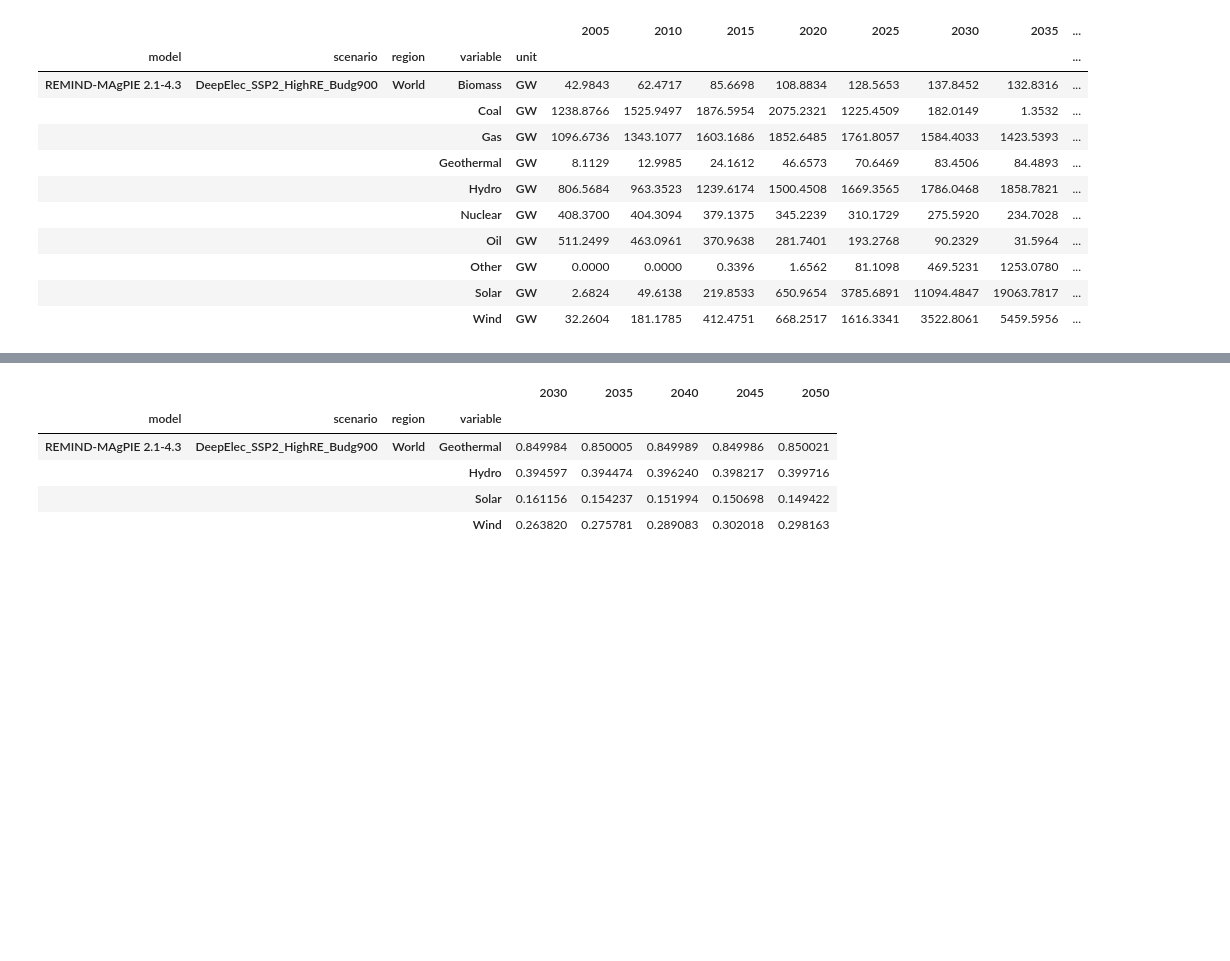
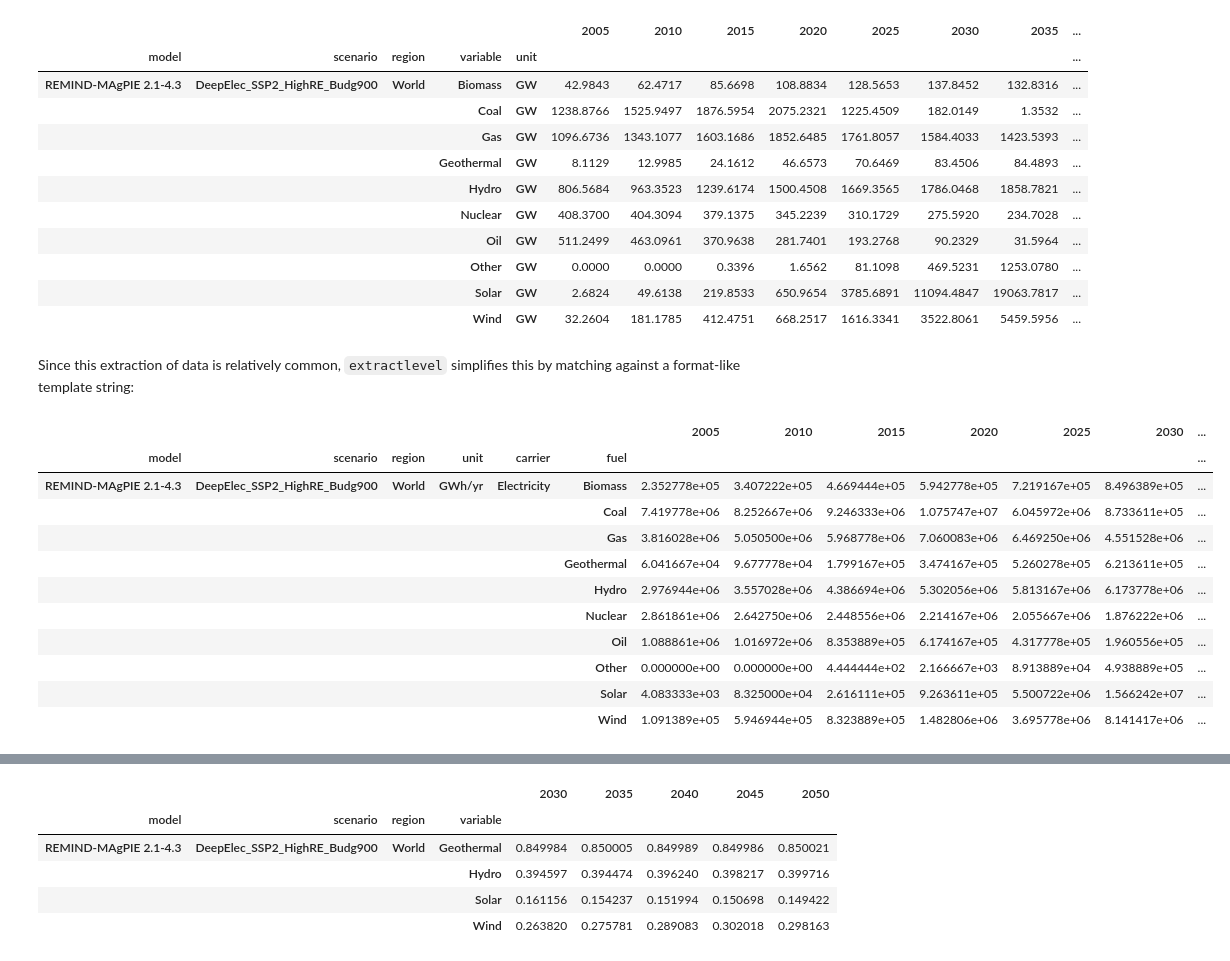
Before and after one commit to coroa/pandas-indexing, a Jupyter notebook: docs/notebooks/introduction.ipynb, the cells around one changed output, grey strips where cells are left out. Saved outputs shown, nothing was run; the diff lists cells and outputs as text; code cells hidden in the pictures; blank space fills up the shorter version.

Commit message:
Add extractlevel and formatlevel and clean up docs (#13)

```diff
--- a/docs/notebooks/introduction.ipynb
+++ b/docs/notebooks/introduction.ipynb
@@ -80,3 +114,24 @@ capacity
 |  |  |  | Other | GW | 0.0000 | 0.0000 | 0.3396 | 1.6562 | 81.1098 | 469.5231 | 1253.0780 | ... |
 |  |  |  | Solar | GW | 2.6824 | 49.6138 | 219.8533 | 650.9654 | 3785.6891 | 11094.4847 | 19063.7817 | ... |
 |  |  |  | Wind | GW | 32.2604 | 181.1785 | 412.4751 | 668.2517 | 1616.3341 | 3522.8061 | 5459.5956 | ... |
+# %% [markdown]
+Since this extraction of data is relatively common, `extractlevel` simplifies this by matching against a format-like template string:
+# %%
+from pandas_indexing import extractlevel, formatlevel
+
+splitdf = extractlevel(df, variable="Secondary Energy|{carrier}|{fuel}", drop=True)
+# or: df.idx.extract(variable="Secondary Energy|{carrier}|{fuel}")
+splitdf
+# %% [output]
+|  |  |  |  |  |  | 2005 | 2010 | 2015 | 2020 | 2025 | 2030 | ... |
+| model | scenario | region | unit | carrier | fuel |  |  |  |  |  |  | ... |
+| REMIND-MAgPIE 2.1-4.3 | DeepElec_SSP2_HighRE_Budg900 | World | GWh/yr | Electricity | Biomass | 2.352778e+05 | 3.407222e+05 | 4.669444e+05 | 5.942778e+05 | 7.219167e+05 | 8.496389e+05 | ... |
+|  |  |  |  |  | Coal | 7.419778e+06 | 8.252667e+06 | 9.246333e+06 | 1.075747e+07 | 6.045972e+06 | 8.733611e+05 | ... |
+|  |  |  |  |  | Gas | 3.816028e+06 | 5.050500e+06 | 5.968778e+06 | 7.060083e+06 | 6.469250e+06 | 4.551528e+06 | ... |
+|  |  |  |  |  | Geothermal | 6.041667e+04 | 9.677778e+04 | 1.799167e+05 | 3.474167e+05 | 5.260278e+05 | 6.213611e+05 | ... |
+|  |  |  |  |  | Hydro | 2.976944e+06 | 3.557028e+06 | 4.386694e+06 | 5.302056e+06 | 5.813167e+06 | 6.173778e+06 | ... |
+|  |  |  |  |  | Nuclear | 2.861861e+06 | 2.642750e+06 | 2.448556e+06 | 2.214167e+06 | 2.055667e+06 | 1.876222e+06 | ... |
+|  |  |  |  |  | Oil | 1.088861e+06 | 1.016972e+06 | 8.353889e+05 | 6.174167e+05 | 4.317778e+05 | 1.960556e+05 | ... |
+|  |  |  |  |  | Other | 0.000000e+00 | 0.000000e+00 | 4.444444e+02 | 2.166667e+03 | 8.913889e+04 | 4.938889e+05 | ... |
+|  |  |  |  |  | Solar | 4.083333e+03 | 8.325000e+04 | 2.616111e+05 | 9.263611e+05 | 5.500722e+06 | 1.566242e+07 | ... |
+|  |  |  |  |  | Wind | 1.091389e+05 | 5.946944e+05 | 8.323889e+05 | 1.482806e+06 | 3.695778e+06 | 8.141417e+06 | ... |
```
Also changed, not shown: parts of 31 cells of this notebook, 10 other files.
